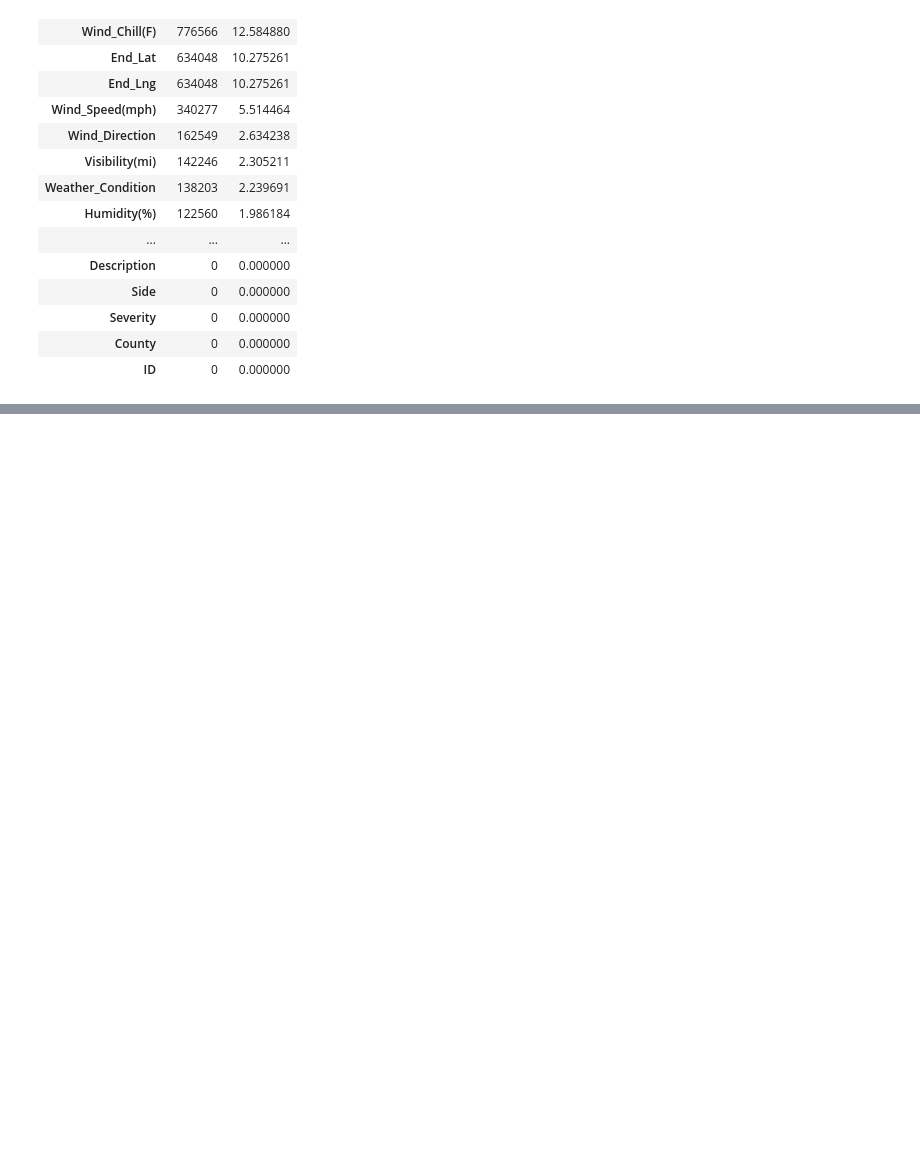
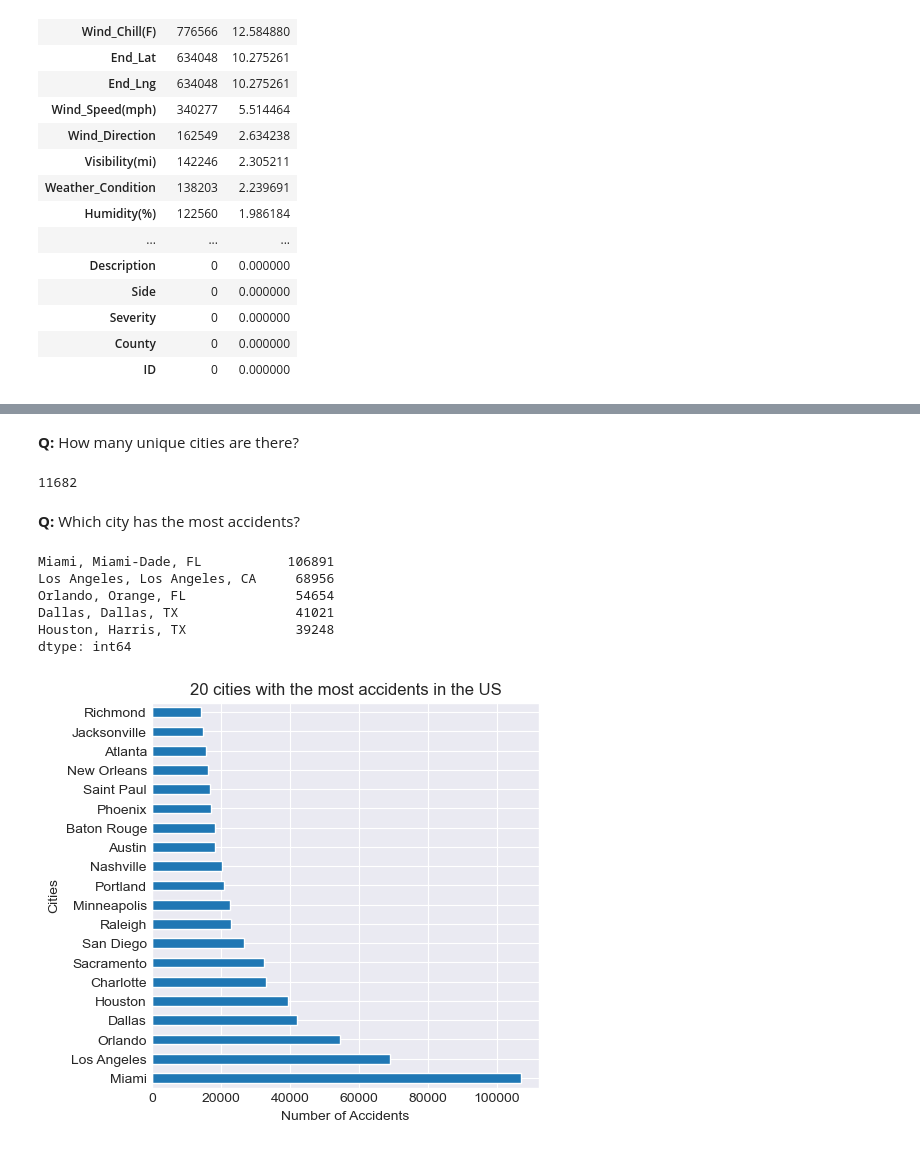
Before and after one commit to parisvu07/Springboard, a Jupyter notebook: Capstone_3_U.S_Traffic_Fatilities_Analysis/Data_Wrangling_and_EDA.ipynb, the cells around one changed output, grey strips where cells are left out. Cells and saved outputs as stored; diff of their text form; code cells hidden in the pictures; blank space fills up the shorter version.

```diff
--- a/Capstone_3_U.S_Traffic_Fatilities_Analysis/Data_Wrangling_and_EDA.ipynb
+++ b/Capstone_3_U.S_Traffic_Fatilities_Analysis/Data_Wrangling_and_EDA.ipynb
@@ -216,0 +258,27 @@ Similar to the 'accidents' dataset, the three fields with the highest % of missi
+# %% [markdown]
+**Q:** How many unique cities are there?
+# %%
+len(accidents.City.unique())
+# %% [output]
+11682
+# %% [markdown]
+**Q:** Which city has the most accidents?
+# %%
+(accidents['City'] + ', ' + accidents['County'] + ', ' + accidents['State']).value_counts().head()
+# %% [output]
+Miami, Miami-Dade, FL           106891
+Los Angeles, Los Angeles, CA     68956
+Orlando, Orange, FL              54654
+Dallas, Dallas, TX               41021
+Houston, Harris, TX              39248
+dtype: int64
+# %%
+city_accidents = accidents.City.value_counts()
+plt.figure(figsize = (5,5))
+city_accidents[:20].plot(kind = 'barh')
+plt.title("20 cities with the most accidents in the US")
+plt.xlabel("Number of Accidents")
+plt.ylabel("Cities")
+plt.show()
+# %% [output]
+[figure, added]
```
Also changed, not shown: parts of 42 cells of this notebook.
